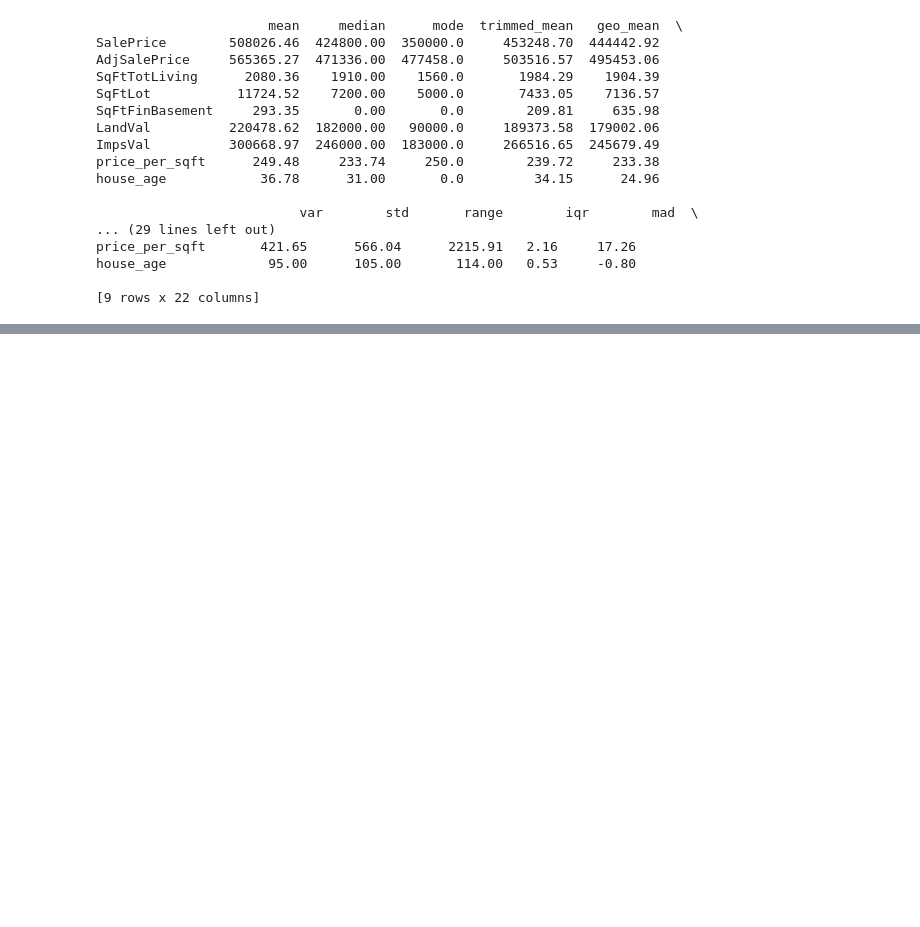
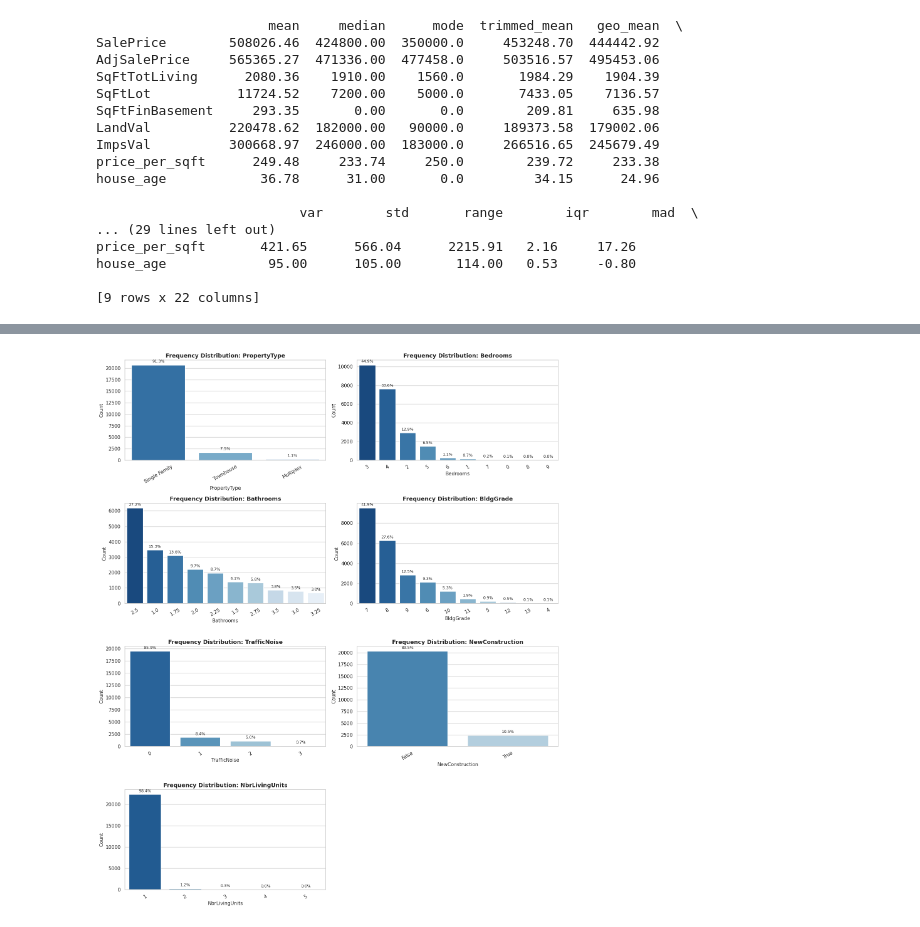
Before and after one commit to OmRohamare/stats_for_data, a Jupyter notebook: descriptive_statistics.ipynb, the cells around one changed output, grey strips where cells are left out. Drawn from its saved outputs; the diff is of its cells as text; code cells hidden in the pictures; blank space fills up the shorter version.

```diff
--- a/descriptive_statistics.ipynb
+++ b/descriptive_statistics.ipynb
@@ -563,0 +604,53 @@ house_age             95.00      105.00       114.00   0.53     -0.80
+# %%
+# Set overall aesthetic
+sns.set_theme(style="whitegrid")
+fig, axes = plt.subplots(nrows=4, ncols=2, figsize=(15, 18))
+axes = axes.flatten()
+
+total_rows = len(df)
+
+for i, col in enumerate(features):
+    ax = axes[i]
+
+    # Get top 10 most frequent values
+    top_counts = df[col].value_counts().head(10)
+    x_vals = top_counts.index.astype(str)
+    y_vals = top_counts.values
+
+    # Pass hue=x_vals and legend=False to prevent deprecation warning
+    sns.barplot(
+        x=x_vals,
+        y=y_vals,
+        hue=x_vals,
+        legend=False,
+        palette="Blues_r",
+        ax=ax,
+    )
+
+    ax.set_title(f"Frequency Distribution: {col}", fontsize=13, weight="bold")
+    ax.set_xlabel(col, fontsize=11)
+    ax.set_ylabel("Count", fontsize=11)
+    ax.tick_params(axis="x", rotation=30)
+
+    # Annotate percentage on top of each bar
+    for p in ax.patches:
+        height = p.get_height()
+        if not np.isnan(height) and height > 0:
+            percentage = (height / total_rows) * 100
+            ax.annotate(
+                f"{percentage:.1f}%",
+                (p.get_x() + p.get_width() / 2.0, height),
+                ha="center",
+                va="bottom",
+                fontsize=9,
+                xytext=(0, 3),
+                textcoords="offset points",
+            )
+
+# Hide the unused 8th subplot
+fig.delaxes(axes[-1])
+
+plt.tight_layout()
+plt.show()
+# %% [output]
+[figure, added]
```
Also changed, not shown: parts of 3 cells of this notebook.
